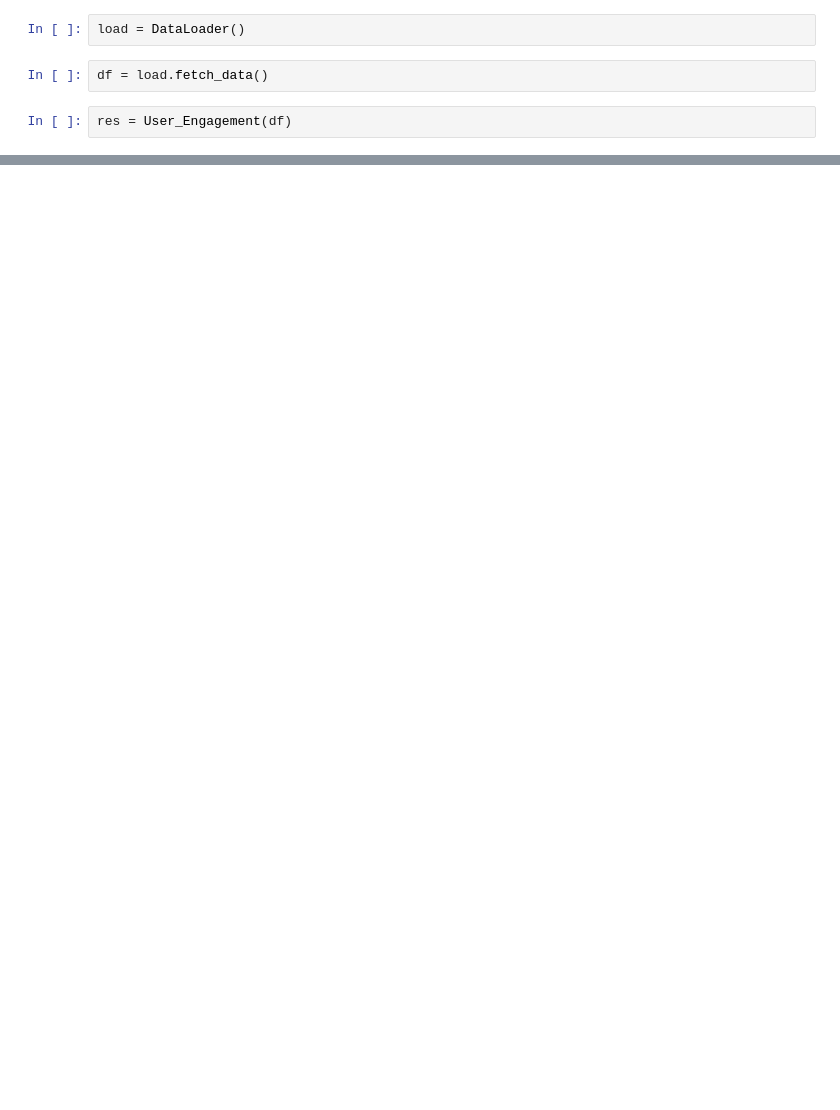
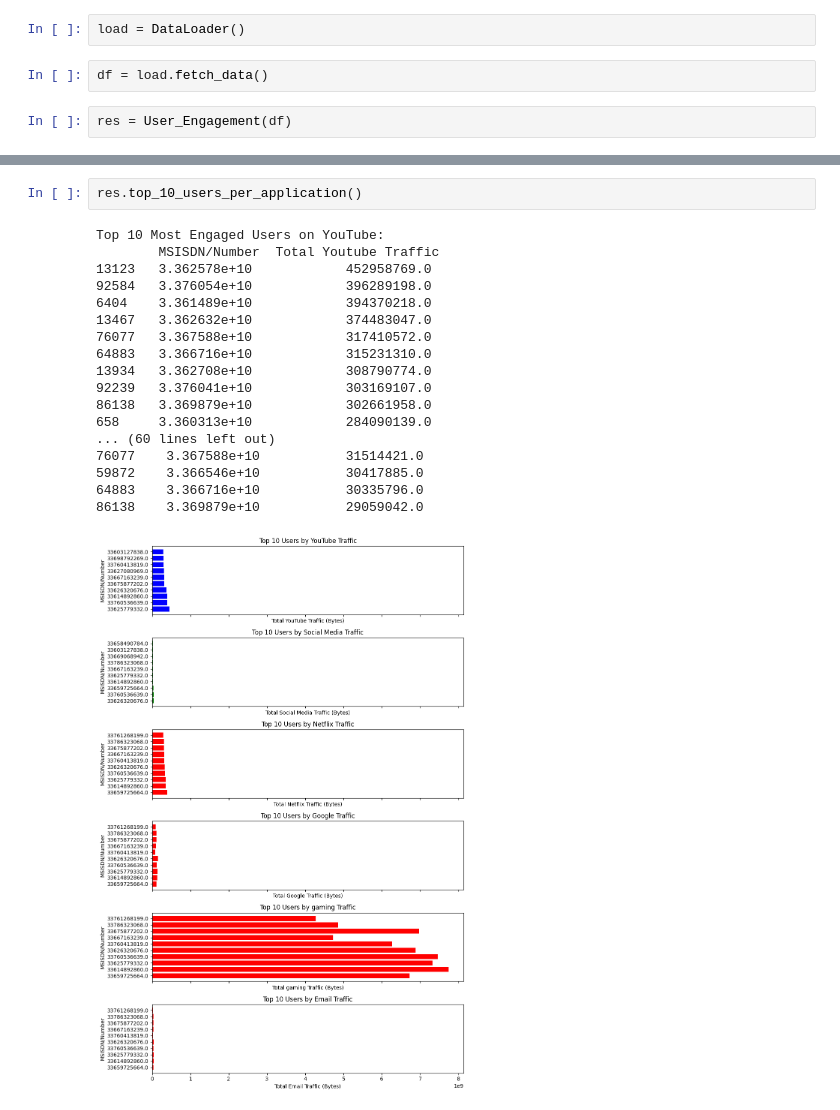
Before and after one commit to Marta233/EDA_TellCo, a Jupyter notebook: notebook/User_Engagement_Analysis.ipynb, the cells around one changed output, grey strips where cells are left out. Saved outputs shown, nothing was run; the diff lists cells and outputs as text; blank space fills up the shorter version.

```diff
--- a/notebook/User_Engagement_Analysis.ipynb
+++ b/notebook/User_Engagement_Analysis.ipynb
@@ -89,0 +157,21 @@ res.plot_top_apps()
+# %%
+res.top_10_users_per_application()
+# %% [output]
+Top 10 Most Engaged Users on YouTube:
+        MSISDN/Number  Total Youtube Traffic
+13123   3.362578e+10            452958769.0
+92584   3.376054e+10            396289198.0
+6404    3.361489e+10            394370218.0
+13467   3.362632e+10            374483047.0
+76077   3.367588e+10            317410572.0
+64883   3.366716e+10            315231310.0
+13934   3.362708e+10            308790774.0
+92239   3.376041e+10            303169107.0
+86138   3.369879e+10            302661958.0
+658     3.360313e+10            284090139.0
+... (60 lines left out)
+76077    3.367588e+10           31514421.0
+59872    3.366546e+10           30417885.0
+64883    3.366716e+10           30335796.0
+86138    3.369879e+10           29059042.0
+[figure, added]
```
Also changed, not shown: parts of 14 cells of this notebook, 9 other files.
